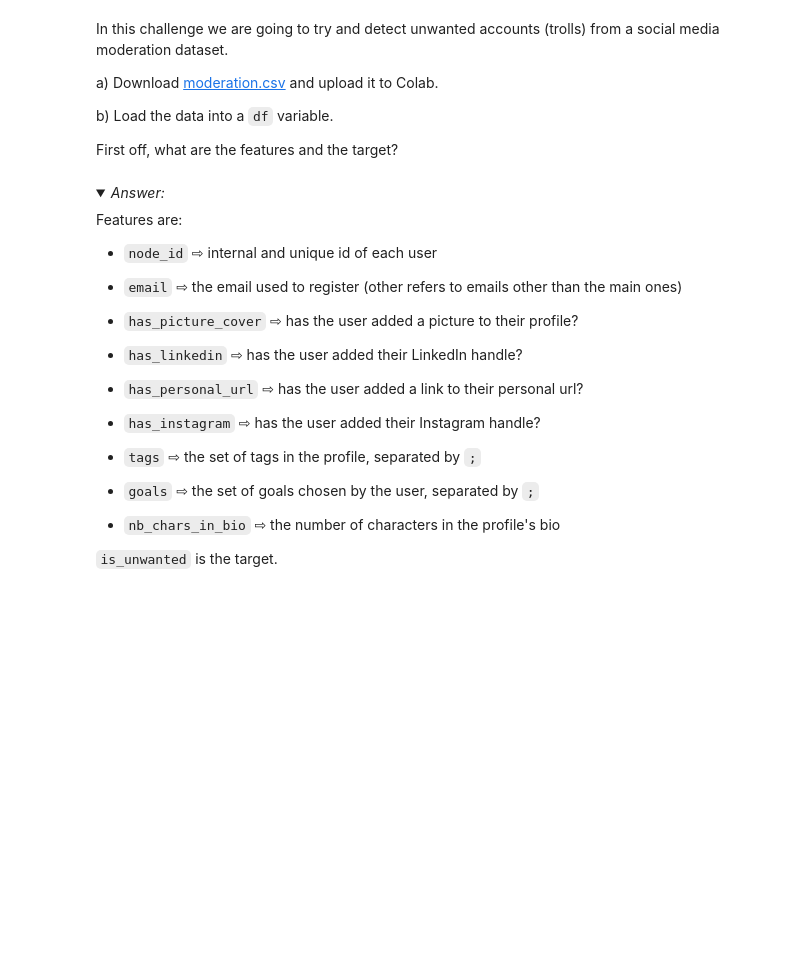
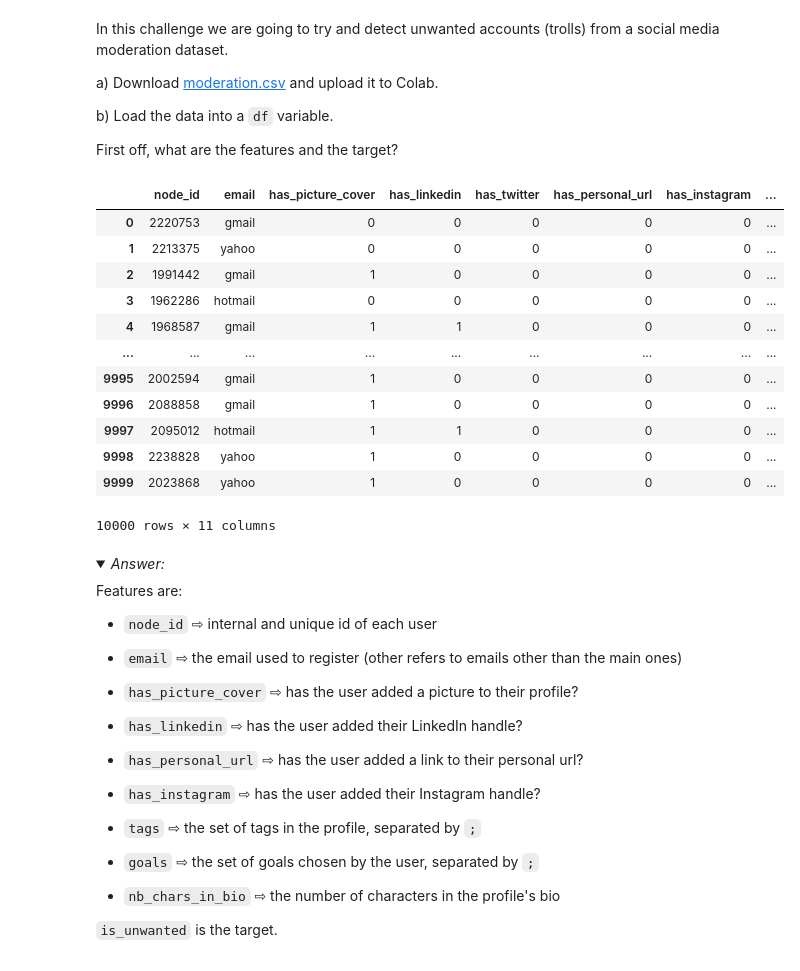
Before and after one commit to olamarujo/le_wagon-python, a Jupyter notebook: 08- Class/03- Trolls Detection/Trolls_detection - Challenge.ipynb, the cells around one changed output. Saved outputs shown, nothing was run; the diff lists cells and outputs as text; code cells hidden in the pictures; folded sections open; blank space fills up the shorter version.

```diff
--- a/08- Class/03- Trolls Detection/Trolls_detection - Challenge.ipynb
+++ b/08- Class/03- Trolls Detection/Trolls_detection - Challenge.ipynb
@@ -52,7 +52,22 @@ First off, what are the features and the target?
 # %%
 import pandas as pd
 
-df = # your code here
+df = pd.read_csv('moderation.csv')
+df
+# %% [output]
+|  | node_id | email | has_picture_cover | has_linkedin | has_twitter | has_personal_url | has_instagram | ... |
+| 0 | 2220753 | gmail | 0 | 0 | 0 | 0 | 0 | ... |
+| 1 | 2213375 | yahoo | 0 | 0 | 0 | 0 | 0 | ... |
+| 2 | 1991442 | gmail | 1 | 0 | 0 | 0 | 0 | ... |
+| 3 | 1962286 | hotmail | 0 | 0 | 0 | 0 | 0 | ... |
+| 4 | 1968587 | gmail | 1 | 1 | 0 | 0 | 0 | ... |
+| ... | ... | ... | ... | ... | ... | ... | ... | ... |
+| 9995 | 2002594 | gmail | 1 | 0 | 0 | 0 | 0 | ... |
+| 9996 | 2088858 | gmail | 1 | 0 | 0 | 0 | 0 | ... |
+| 9997 | 2095012 | hotmail | 1 | 1 | 0 | 0 | 0 | ... |
+| 9998 | 2238828 | yahoo | 1 | 0 | 0 | 0 | 0 | ... |
+| 9999 | 2023868 | yahoo | 1 | 0 | 0 | 0 | 0 | ... |
+10000 rows × 11 columns
 # %% [markdown]
 <details>
     <summary><i>Answer:</i></summary>
```
Also changed, not shown: parts of 19 cells of this notebook, 9 other files.
